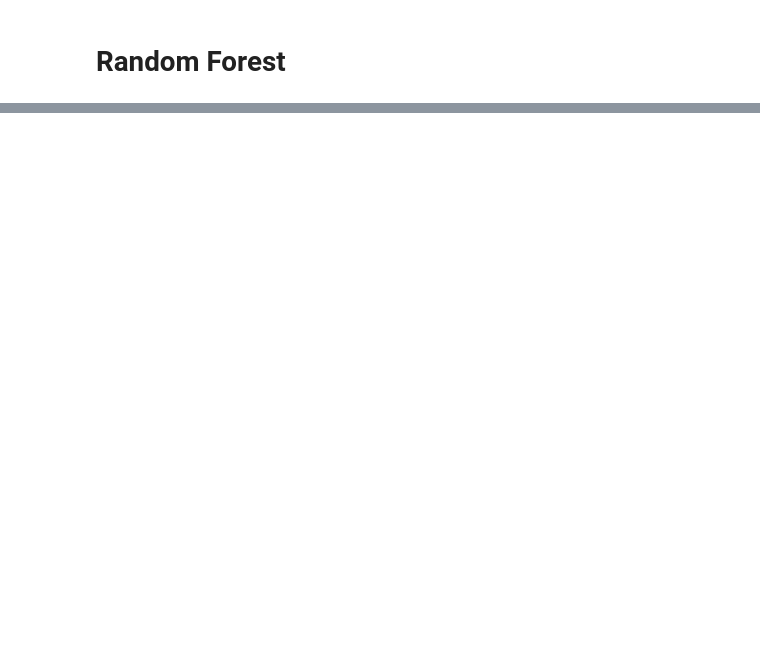
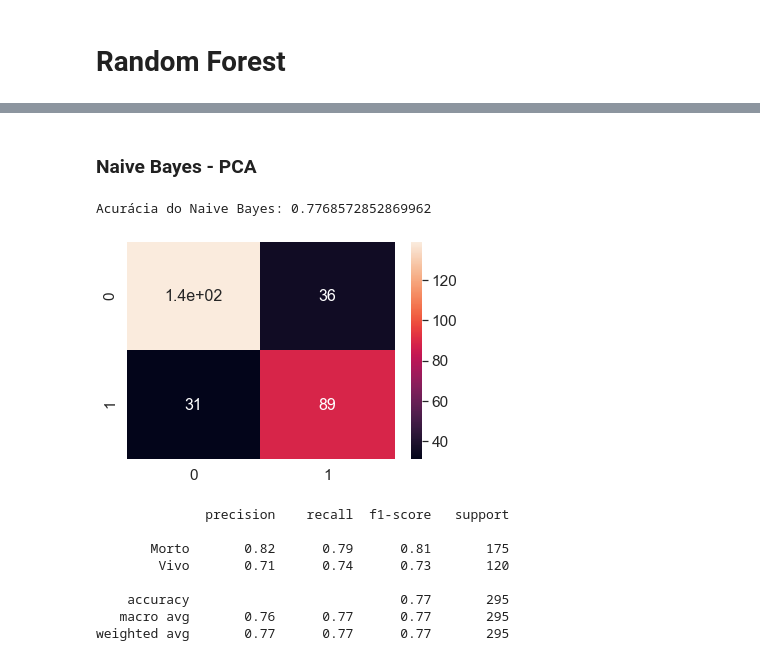
Before and after one commit to lucas-amin/PatternRecognition, a Jupyter notebook: projeto1/Entrega.ipynb, the cells around one changed output, grey strips where cells are left out. Saved outputs shown, nothing was run; the diff lists cells and outputs as text; code cells hidden in the pictures; blank space fills up the shorter version.

```diff
--- a/projeto1/Entrega.ipynb
+++ b/projeto1/Entrega.ipynb
@@ -704,0 +738,10 @@ weighted avg       0.81      0.80      0.80       295
+# %%
+from sklearn.decomposition import IncrementalPCA
+
+ipca = IncrementalPCA(n_components=4, batch_size=6)
+
+ipca.fit(X)
+
+X_pca = ipca.transform(X)
+
+X_train, X_test, y_train, y_test = train_test_split(X_pca, y, test_size=0.33, random_state=42)
@@ -704,0 +818,31 @@ weighted avg       0.81      0.80      0.80       295
+# %% [markdown]
+### Naive Bayes - PCA
+# %%
+gnb = GaussianNB()
+
+print("Acurácia do Naive Bayes:", np.mean(cross_val_score(gnb, X_train, y_train, cv=5)))
+
+gnb = gnb.fit(X_train, y_train)
+
+y_pred = gnb.predict(X_test)
+
+cm = confusion_matrix(y_test, y_pred, labels=None)
+
+df_cm = pd.DataFrame(cm, range(2), range(2))
+
+sns.set(font_scale=1.4) # for label size
+sns.heatmap(df_cm, annot=True,annot_kws={"size": 16})# font size
+plt.show()
+
+print(classification_report(y_test, y_pred, target_names=["Morto", "Vivo"]))
+# %% [output]
+Acurácia do Naive Bayes: 0.7768572852869962
+[figure, added]
+              precision    recall  f1-score   support
+
+       Morto       0.82      0.79      0.81       175
+        Vivo       0.71      0.74      0.73       120
+
+    accuracy                           0.77       295
+   macro avg       0.76      0.77      0.77       295
+weighted avg       0.77      0.77      0.77       295
```
Also changed, not shown: parts of 25 cells of this notebook, 4 other files.
